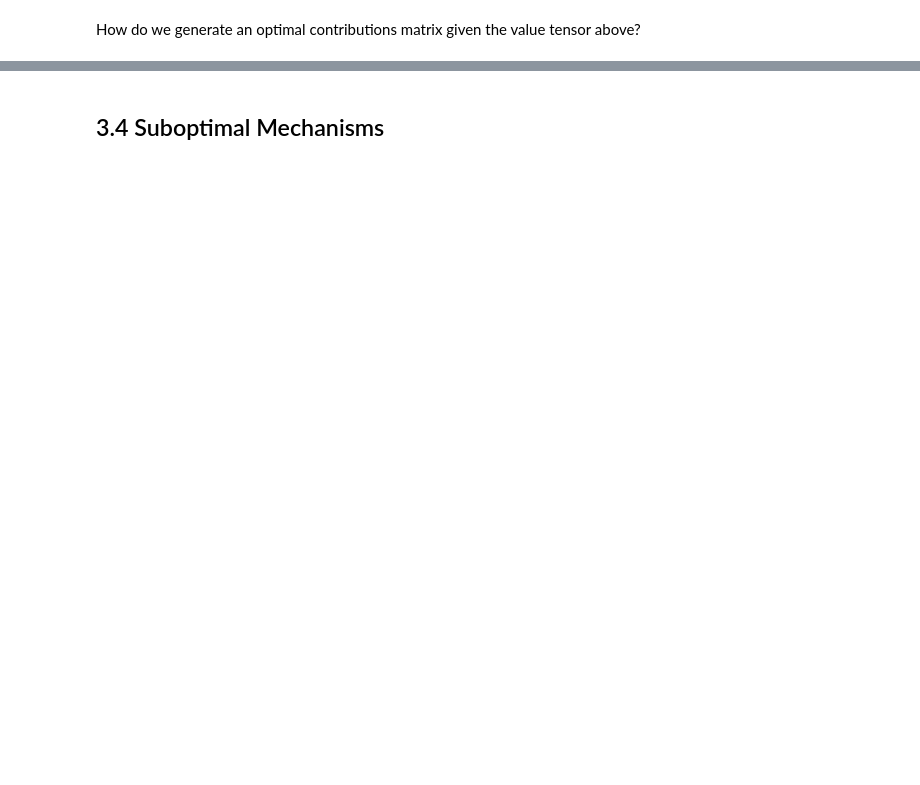
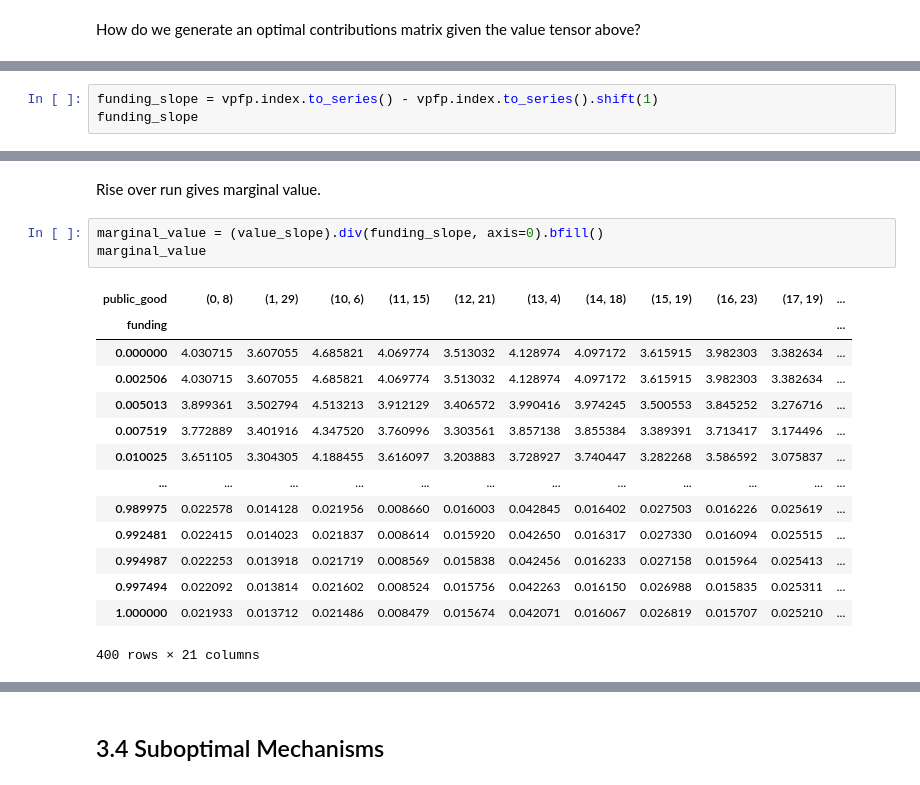
Before and after one commit to CommonsBuild/tqf, a Jupyter notebook: ygg-what-i-learned-c.ipynb, the cells around one changed output, grey strips where cells are left out. Drawn from its saved outputs; the diff is of its cells as text; blank space fills up the shorter version.

```diff
--- a/ygg-what-i-learned-c.ipynb
+++ b/ygg-what-i-learned-c.ipynb
@@ -1352,0 +1416,3 @@ Let's continue building.
+# %%
+funding_slope = vpfp.index.to_series() - vpfp.index.to_series().shift(1)
+funding_slope
@@ -1352,0 +1453,20 @@ Let's continue building.
+# %% [markdown]
+Rise over run gives marginal value.
+# %%
+marginal_value = (value_slope).div(funding_slope, axis=0).bfill()
+marginal_value
+# %% [output]
+| public_good | (0, 8) | (1, 29) | (10, 6) | (11, 15) | (12, 21) | (13, 4) | (14, 18) | (15, 19) | (16, 23) | (17, 19) | ... |
+| funding |  |  |  |  |  |  |  |  |  |  | ... |
+| 0.000000 | 4.030715 | 3.607055 | 4.685821 | 4.069774 | 3.513032 | 4.128974 | 4.097172 | 3.615915 | 3.982303 | 3.382634 | ... |
+| 0.002506 | 4.030715 | 3.607055 | 4.685821 | 4.069774 | 3.513032 | 4.128974 | 4.097172 | 3.615915 | 3.982303 | 3.382634 | ... |
+| 0.005013 | 3.899361 | 3.502794 | 4.513213 | 3.912129 | 3.406572 | 3.990416 | 3.974245 | 3.500553 | 3.845252 | 3.276716 | ... |
+| 0.007519 | 3.772889 | 3.401916 | 4.347520 | 3.760996 | 3.303561 | 3.857138 | 3.855384 | 3.389391 | 3.713417 | 3.174496 | ... |
+| 0.010025 | 3.651105 | 3.304305 | 4.188455 | 3.616097 | 3.203883 | 3.728927 | 3.740447 | 3.282268 | 3.586592 | 3.075837 | ... |
+| ... | ... | ... | ... | ... | ... | ... | ... | ... | ... | ... | ... |
+| 0.989975 | 0.022578 | 0.014128 | 0.021956 | 0.008660 | 0.016003 | 0.042845 | 0.016402 | 0.027503 | 0.016226 | 0.025619 | ... |
+| 0.992481 | 0.022415 | 0.014023 | 0.021837 | 0.008614 | 0.015920 | 0.042650 | 0.016317 | 0.027330 | 0.016094 | 0.025515 | ... |
+| 0.994987 | 0.022253 | 0.013918 | 0.021719 | 0.008569 | 0.015838 | 0.042456 | 0.016233 | 0.027158 | 0.015964 | 0.025413 | ... |
+| 0.997494 | 0.022092 | 0.013814 | 0.021602 | 0.008524 | 0.015756 | 0.042263 | 0.016150 | 0.026988 | 0.015835 | 0.025311 | ... |
+| 1.000000 | 0.021933 | 0.013712 | 0.021486 | 0.008479 | 0.015674 | 0.042071 | 0.016067 | 0.026819 | 0.015707 | 0.025210 | ... |
+400 rows × 21 columns
```
Also changed, not shown: parts of 77 cells of this notebook.
